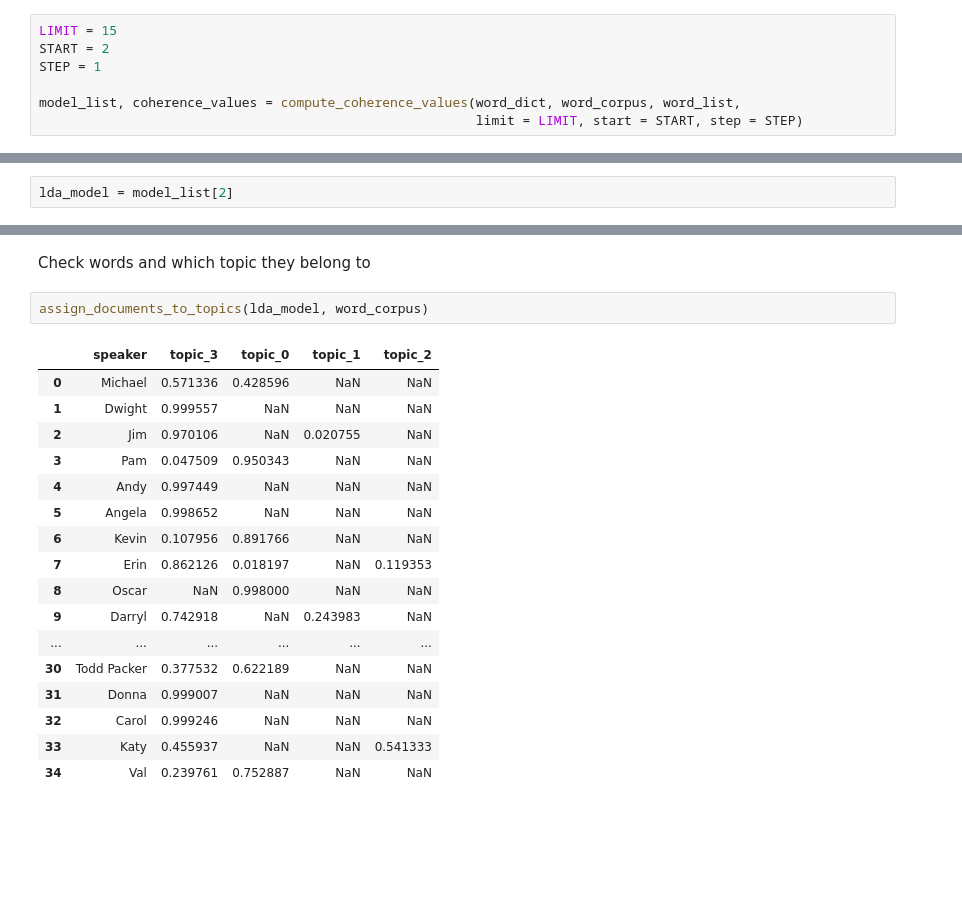
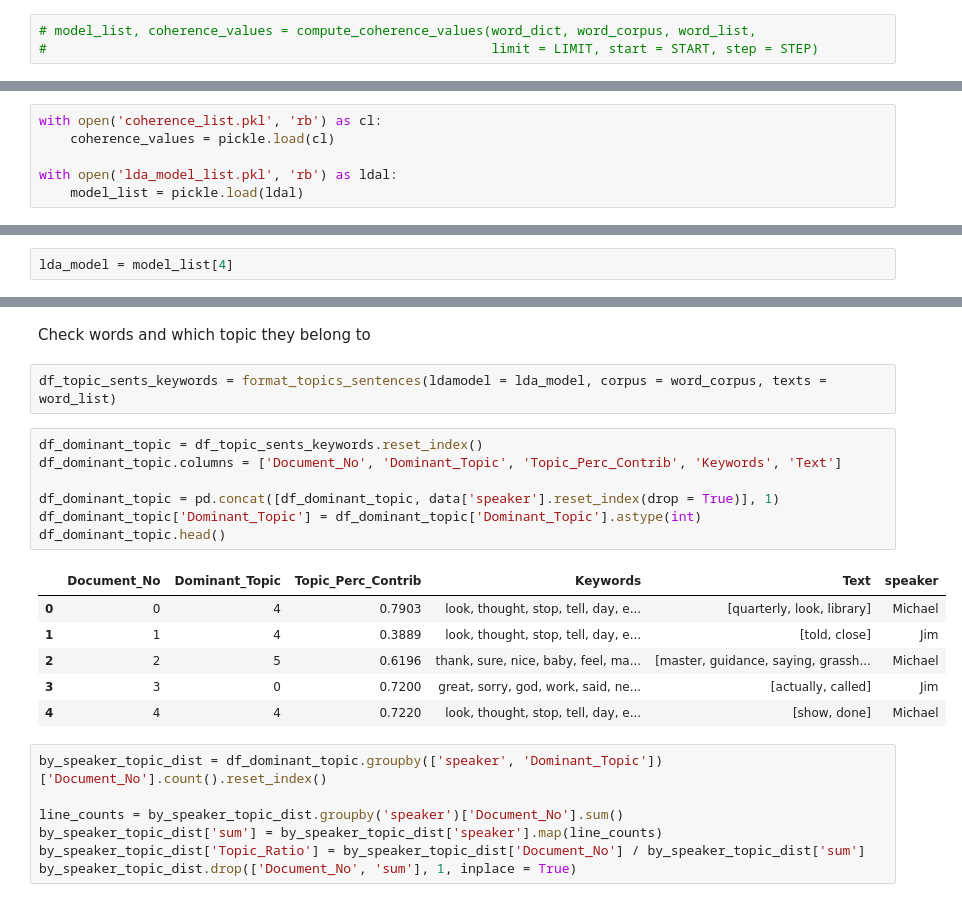
Before and after one commit to kristofrabay/python_practise, a Jupyter notebook: the_office_nlp/analysis/transcripts/topic_modeling.ipynb, the cells around one changed output, grey strips where cells are left out. Drawn from its saved outputs; the diff is of its cells as text; blank space fills up the shorter version.

```diff
--- a/the_office_nlp/analysis/transcripts/topic_modeling.ipynb
+++ b/the_office_nlp/analysis/transcripts/topic_modeling.ipynb
@@ -119,7 +174,3 @@ Create LDA model by finding optimal number of topics
 # %%
-LIMIT = 15
-START = 2
-STEP = 1
-
-model_list, coherence_values = compute_coherence_values(word_dict, word_corpus, word_list,
-                                                        limit = LIMIT, start = START, step = STEP)
+# model_list, coherence_values = compute_coherence_values(word_dict, word_corpus, word_list,
+#                                                         limit = LIMIT, start = START, step = STEP)
@@ -126,3 +183,9 @@ model_list, coherence_values = compute_coherence_values(word_dict, word_corpus,
+# %%
+with open('coherence_list.pkl', 'rb') as cl:
+    coherence_values = pickle.load(cl)
+
+with open('lda_model_list.pkl', 'rb') as ldal:
+    model_list = pickle.load(ldal)
 # %%
 x = [i for i in range(START, LIMIT, STEP)]
 plot_coherence(x, coherence_values)
@@ -131,7 +194,7 @@ plot_coherence(x, coherence_values)
 # %% [markdown]
 Optimal topic number is 4
 # %%
-lda_model = model_list[2]
+lda_model = model_list[4]
 # %%
 lda_model.show_topics()
 # %% [output]
@@ -146,22 +241,25 @@ lda_model.show_topics()
 # %% [markdown]
 Check words and which topic they belong to
-# %%
-assign_documents_to_topics(lda_model, word_corpus)
-# %% [output]
-|  | speaker | topic_3 | topic_0 | topic_1 | topic_2 |
-| 0 | Michael | 0.571336 | 0.428596 | NaN | NaN |
-| 1 | Dwight | 0.999557 | NaN | NaN | NaN |
-| 2 | Jim | 0.970106 | NaN | 0.020755 | NaN |
-| 3 | Pam | 0.047509 | 0.950343 | NaN | NaN |
-| 4 | Andy | 0.997449 | NaN | NaN | NaN |
-| 5 | Angela | 0.998652 | NaN | NaN | NaN |
-| 6 | Kevin | 0.107956 | 0.891766 | NaN | NaN |
-| 7 | Erin | 0.862126 | 0.018197 | NaN | 0.119353 |
-| 8 | Oscar | NaN | 0.998000 | NaN | NaN |
-| 9 | Darryl | 0.742918 | NaN | 0.243983 | NaN |
-| ... | ... | ... | ... | ... | ... |
-| 30 | Todd Packer | 0.377532 | 0.622189 | NaN | NaN |
-| 31 | Donna | 0.999007 | NaN | NaN | NaN |
-| 32 | Carol | 0.999246 | NaN | NaN | NaN |
-| 33 | Katy | 0.455937 | NaN | NaN | 0.541333 |
-| 34 | Val | 0.239761 | 0.752887 | NaN | NaN |
+# %%
+df_topic_sents_keywords = format_topics_sentences(ldamodel = lda_model, corpus = word_corpus, texts = word_list)
+# %%
+df_dominant_topic = df_topic_sents_keywords.reset_index()
+df_dominant_topic.columns = ['Document_No', 'Dominant_Topic', 'Topic_Perc_Contrib', 'Keywords', 'Text']
+
+df_dominant_topic = pd.concat([df_dominant_topic, data['speaker'].reset_index(drop = True)], 1)
+df_dominant_topic['Dominant_Topic'] = df_dominant_topic['Dominant_Topic'].astype(int)
+df_dominant_topic.head()
+# %% [output]
+|  | Document_No | Dominant_Topic | Topic_Perc_Contrib | Keywords | Text | speaker |
+| 0 | 0 | 4 | 0.7903 | look, thought, stop, tell, day, e... | [quarterly, look, library] | Michael |
+| 1 | 1 | 4 | 0.3889 | look, thought, stop, tell, day, e... | [told, close] | Jim |
+| 2 | 2 | 5 | 0.6196 | thank, sure, nice, baby, feel, ma... | [master, guidance, saying, grassh... | Michael |
+| 3 | 3 | 0 | 0.7200 | great, sorry, god, work, said, ne... | [actually, called] | Jim |
+| 4 | 4 | 4 | 0.7220 | look, thought, stop, tell, day, e... | [show, done] | Michael |
+# %%
+by_speaker_topic_dist = df_dominant_topic.groupby(['speaker', 'Dominant_Topic'])['Document_No'].count().reset_index()
+
+line_counts = by_speaker_topic_dist.groupby('speaker')['Document_No'].sum()
+by_speaker_topic_dist['sum'] = by_speaker_topic_dist['speaker'].map(line_counts)
+by_speaker_topic_dist['Topic_Ratio'] = by_speaker_topic_dist['Document_No'] / by_speaker_topic_dist['sum']
+by_speaker_topic_dist.drop(['Document_No', 'sum'], 1, inplace = True)
```
Also changed, not shown: parts of 14 cells of this notebook, 2 other files.
